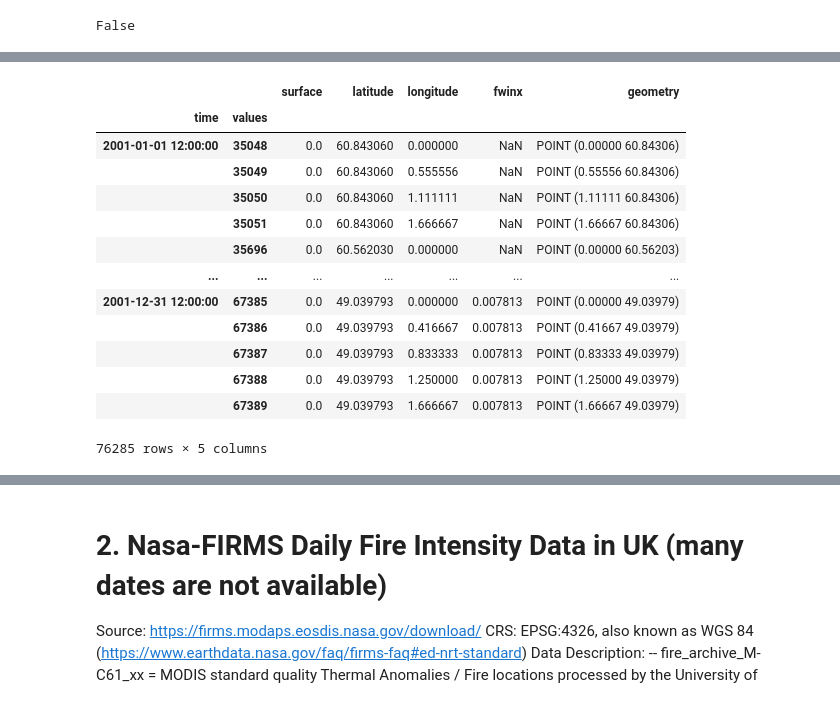
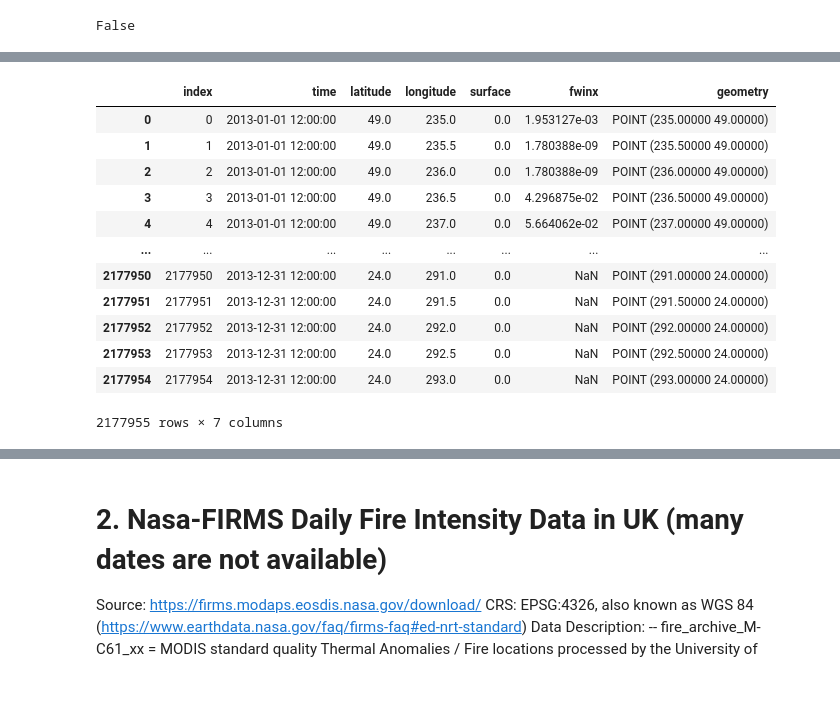
Before and after one commit to zhongyunshun/climada_petals, a Jupyter notebook: doc/my_scripts/step1_fwi_intensity.ipynb, the cells around one changed output, grey strips where cells are left out. Saved outputs shown, nothing was run; the diff lists cells and outputs as text; code cells hidden in the pictures.

```diff
--- a/doc/my_scripts/step1_fwi_intensity.ipynb
+++ b/doc/my_scripts/step1_fwi_intensity.ipynb
@@ -24,7 +24,9 @@ os.path.exists('../../climada_petals/data/wildfire/2001_fwi_fire_intensity_expri
 True
 # %%
 folder = '../../climada_petals/data/wildfire/2001_fwi_fire_intensity_expriment'
-fwi2001_filepath = 'fwi2001.grib'
-fwi_ds = xr.open_dataset(os.path.join(folder, fwi2001_filepath), engine='cfgrib')
+# fwi2001_filepath = 'fwi2001.grib'
+# fwi_ds = xr.open_dataset(os.path.join(folder, fwi2001_filepath), engine='cfgrib')
+fwi2001_filepath = 'fwi2013_na.grib'
+fwi_ds = xr.open_dataset(os.path.join(folder, fwi2001_filepath))
 fwi_ds
 # %% [output]
@@ -80,0 +82,2 @@ fwi_df.shape
+# %%
+fwi_df.reset_index(inplace=True)
@@ -86,26 +117,31 @@ fwi_uk_df.shape
 # %%
 # Convert df to GeoDataFrame
+# fwi_uk_gdf = gpd.GeoDataFrame(
+#     fwi_uk_df,
+#     geometry=gpd.points_from_xy(fwi_uk_df['longitude'], fwi_uk_df['latitude']),
+#     crs='EPSG:4326')
+
 fwi_uk_gdf = gpd.GeoDataFrame(
-    fwi_uk_df,
-    geometry=gpd.points_from_xy(fwi_uk_df['longitude'], fwi_uk_df['latitude']),
+    fwi_df,
+    geometry=gpd.points_from_xy(fwi_df['longitude'], fwi_df['latitude']),
     crs='EPSG:4326')
 # %%
+fwi_uk_gdf['time'] = pd.to_datetime(fwi_uk_gdf['time'])
 fwi_uk_gdf
 # %% [output]
-|  |  | surface | latitude | longitude | fwinx | geometry |
-| time | values |  |  |  |  |  |
-| 2001-01-01 12:00:00 | 35048 | 0.0 | 60.843060 | 0.000000 | NaN | POINT (0.00000 60.84306) |
-|  | 35049 | 0.0 | 60.843060 | 0.555556 | NaN | POINT (0.55556 60.84306) |
-|  | 35050 | 0.0 | 60.843060 | 1.111111 | NaN | POINT (1.11111 60.84306) |
-|  | 35051 | 0.0 | 60.843060 | 1.666667 | NaN | POINT (1.66667 60.84306) |
-|  | 35696 | 0.0 | 60.562030 | 0.000000 | NaN | POINT (0.00000 60.56203) |
-| ... | ... | ... | ... | ... | ... | ... |
-| 2001-12-31 12:00:00 | 67385 | 0.0 | 49.039793 | 0.000000 | 0.007813 | POINT (0.00000 49.03979) |
-|  | 67386 | 0.0 | 49.039793 | 0.416667 | 0.007813 | POINT (0.41667 49.03979) |
-|  | 67387 | 0.0 | 49.039793 | 0.833333 | 0.007813 | POINT (0.83333 49.03979) |
-|  | 67388 | 0.0 | 49.039793 | 1.250000 | 0.007813 | POINT (1.25000 49.03979) |
-|  | 67389 | 0.0 | 49.039793 | 1.666667 | 0.007813 | POINT (1.66667 49.03979) |
+|  | index | time | latitude | longitude | surface | fwinx | geometry |
+| 0 | 0 | 2013-01-01 12:00:00 | 49.0 | 235.0 | 0.0 | 1.953127e-03 | POINT (235.00000 49.00000) |
+| 1 | 1 | 2013-01-01 12:00:00 | 49.0 | 235.5 | 0.0 | 1.780388e-09 | POINT (235.50000 49.00000) |
+| 2 | 2 | 2013-01-01 12:00:00 | 49.0 | 236.0 | 0.0 | 1.780388e-09 | POINT (236.00000 49.00000) |
+| 3 | 3 | 2013-01-01 12:00:00 | 49.0 | 236.5 | 0.0 | 4.296875e-02 | POINT (236.50000 49.00000) |
+| 4 | 4 | 2013-01-01 12:00:00 | 49.0 | 237.0 | 0.0 | 5.664062e-02 | POINT (237.00000 49.00000) |
+| ... | ... | ... | ... | ... | ... | ... | ... |
+| 2177950 | 2177950 | 2013-12-31 12:00:00 | 24.0 | 291.0 | 0.0 | NaN | POINT (291.00000 24.00000) |
+| 2177951 | 2177951 | 2013-12-31 12:00:00 | 24.0 | 291.5 | 0.0 | NaN | POINT (291.50000 24.00000) |
+| 2177952 | 2177952 | 2013-12-31 12:00:00 | 24.0 | 292.0 | 0.0 | NaN | POINT (292.00000 24.00000) |
+| 2177953 | 2177953 | 2013-12-31 12:00:00 | 24.0 | 292.5 | 0.0 | NaN | POINT (292.50000 24.00000) |
+| 2177954 | 2177954 | 2013-12-31 12:00:00 | 24.0 | 293.0 | 0.0 | NaN | POINT (293.00000 24.00000) |
-76285 rows × 5 columns
+2177955 rows × 7 columns
 # %%
 fwi_uk_gdf.reset_index()['time'].unique()
 # %% [output]
```
Also changed, not shown: parts of 16 cells of this notebook, 4 other files.
